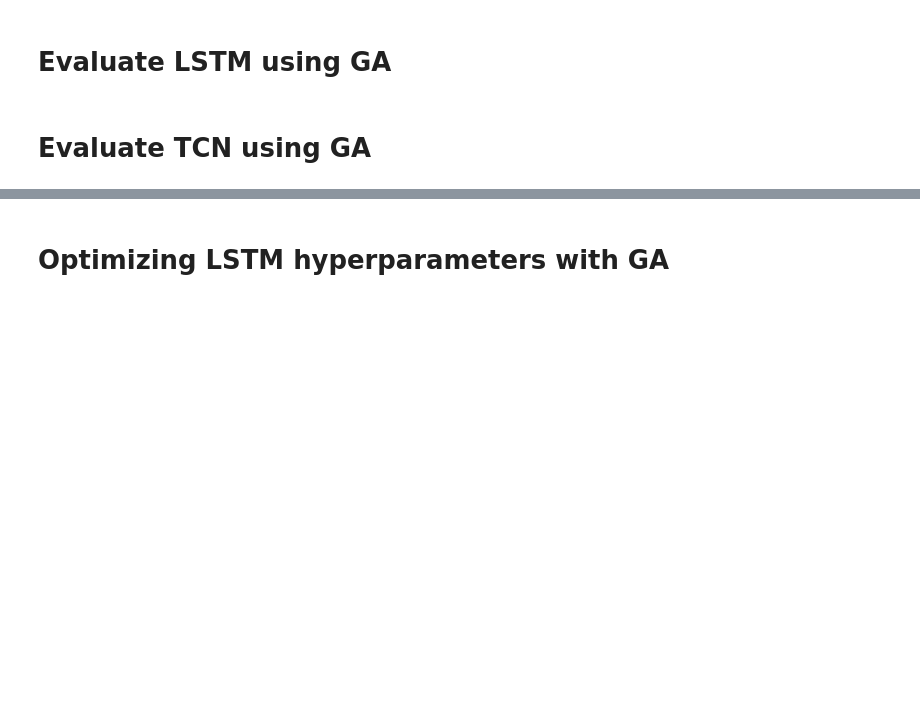
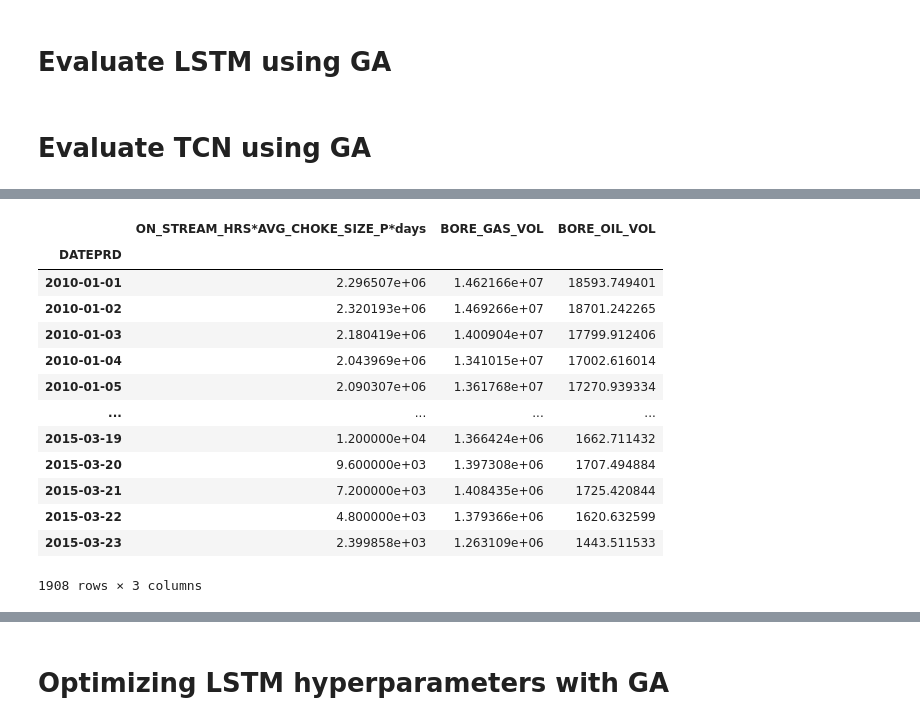
Before and after one commit to ashrafalaghbari/GA-TCN-LSTM, a Jupyter notebook: Proposed_model/GA_TCN_LSTM_model.ipynb, the cells around one changed output, grey strips where cells are left out. Saved outputs shown, nothing was run; the diff lists cells and outputs as text; code cells hidden in the pictures; blank space fills up the shorter version.

```diff
--- a/Proposed_model/GA_TCN_LSTM_model.ipynb
+++ b/Proposed_model/GA_TCN_LSTM_model.ipynb
@@ -420,2 +396,19 @@ series.shape
+# %%
+series
+# %% [output]
+|  | ON_STREAM_HRS*AVG_CHOKE_SIZE_P*days | BORE_GAS_VOL | BORE_OIL_VOL |
+| DATEPRD |  |  |  |
+| 2010-01-01 | 2.296507e+06 | 1.462166e+07 | 18593.749401 |
+| 2010-01-02 | 2.320193e+06 | 1.469266e+07 | 18701.242265 |
+| 2010-01-03 | 2.180419e+06 | 1.400904e+07 | 17799.912406 |
+| 2010-01-04 | 2.043969e+06 | 1.341015e+07 | 17002.616014 |
+| 2010-01-05 | 2.090307e+06 | 1.361768e+07 | 17270.939334 |
+| ... | ... | ... | ... |
+| 2015-03-19 | 1.200000e+04 | 1.366424e+06 | 1662.711432 |
+| 2015-03-20 | 9.600000e+03 | 1.397308e+06 | 1707.494884 |
+| 2015-03-21 | 7.200000e+03 | 1.408435e+06 | 1725.420844 |
+| 2015-03-22 | 4.800000e+03 | 1.379366e+06 | 1620.632599 |
+| 2015-03-23 | 2.399858e+03 | 1.263109e+06 | 1443.511533 |
+1908 rows × 3 columns
 # %%
 # plot only the useful variables for the model
```
Also changed, not shown: parts of 26 cells of this notebook, 21 other files.
